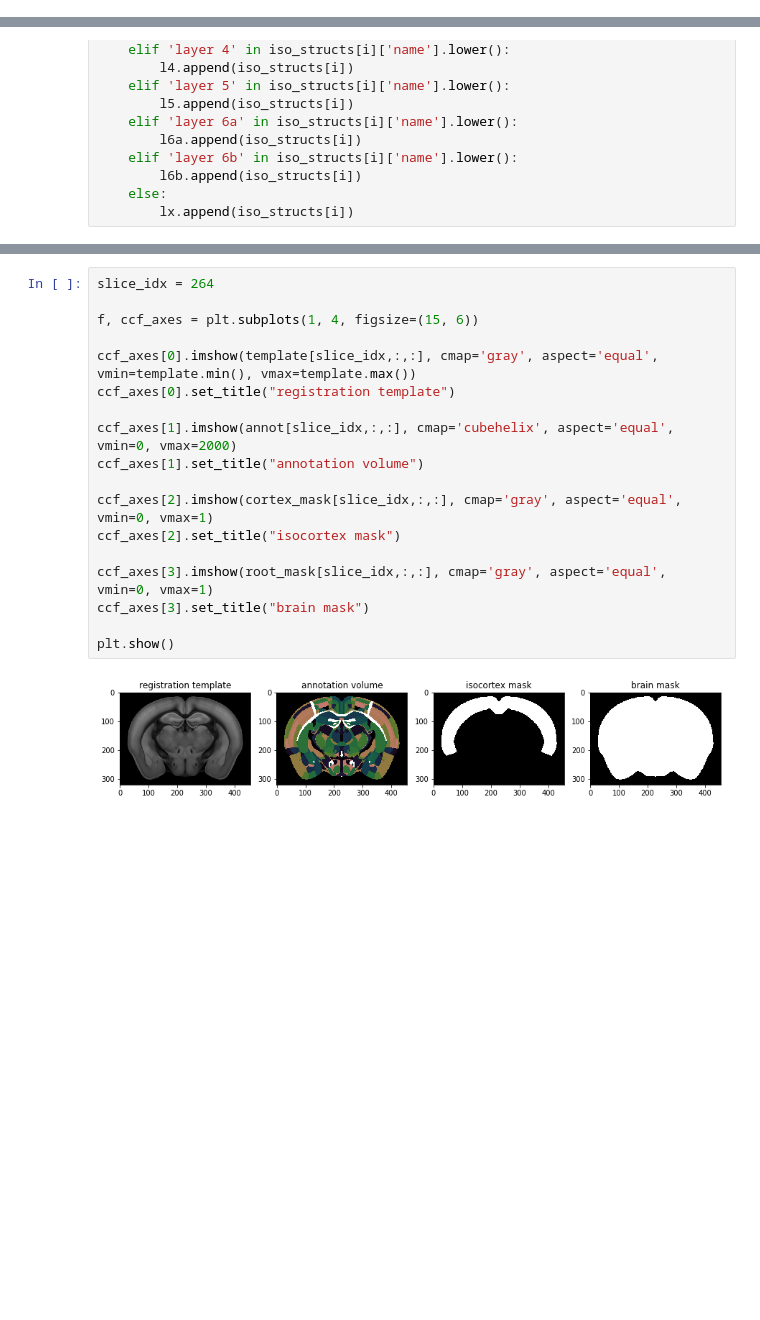
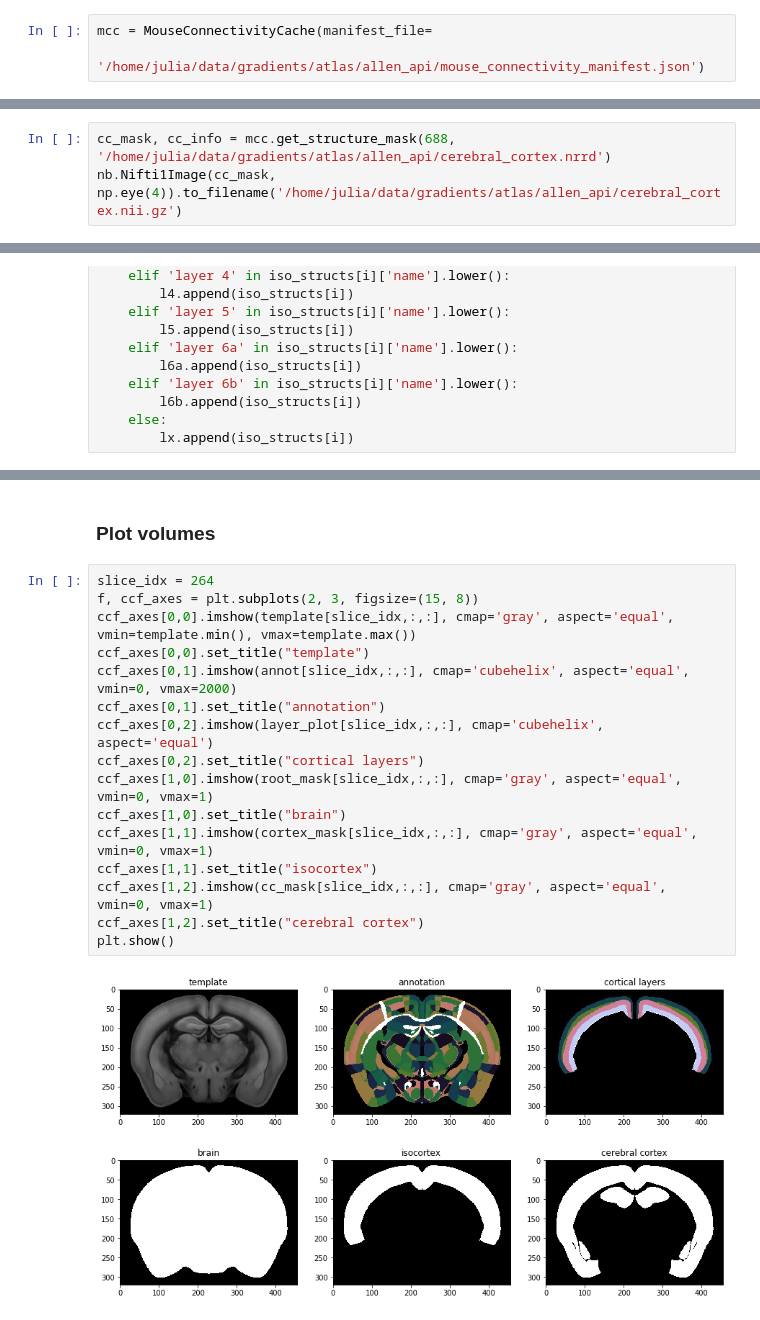
Before and after one commit to juhuntenburg/mouse_gradients, a Jupyter notebook: Allen_API.ipynb, the cells around one changed output, grey strips where cells are left out. Saved outputs shown, nothing was run; the diff lists cells and outputs as text; blank space fills up the shorter version.

```diff
--- a/Allen_API.ipynb
+++ b/Allen_API.ipynb
@@ -19 +14,4 @@ mcc = MouseConnectivityCache(manifest_file='/home/julia/data/gradients/atlas/all
+# %%
+mcc = MouseConnectivityCache(manifest_file=
+                             '/home/julia/data/gradients/atlas/allen_api/mouse_connectivity_manifest.json')
 # %%
@@ -39,0 +58,3 @@ nb.Nifti1Image(cc_mask, np.eye(4)).to_filename('/home/julia/data/gradients/atlas
+# %%
+cc_mask, cc_info = mcc.get_structure_mask(688, '/home/julia/data/gradients/atlas/allen_api/cerebral_cortex.nrrd')
+nb.Nifti1Image(cc_mask, np.eye(4)).to_filename('/home/julia/data/gradients/atlas/allen_api/cerebral_cortex.nii.gz')
@@ -231,20 +106,20 @@ root_mask, root_info = mcc.get_structure_mask(997, '/home/julia/data/gradients/a
+# %% [markdown]
+### Plot volumes
 # %%
 slice_idx = 264
-
-f, ccf_axes = plt.subplots(1, 4, figsize=(15, 6))
-
-ccf_axes[0].imshow(template[slice_idx,:,:], cmap='gray', aspect='equal', vmin=template.min(), vmax=template.max())
-ccf_axes[0].set_title("registration template")
-
-ccf_axes[1].imshow(annot[slice_idx,:,:], cmap='cubehelix', aspect='equal', vmin=0, vmax=2000)
-ccf_axes[1].set_title("annotation volume")
-
-ccf_axes[2].imshow(cortex_mask[slice_idx,:,:], cmap='gray', aspect='equal', vmin=0, vmax=1)
-ccf_axes[2].set_title("isocortex mask")
-
-ccf_axes[3].imshow(root_mask[slice_idx,:,:], cmap='gray', aspect='equal', vmin=0, vmax=1)
-ccf_axes[3].set_title("brain mask")
-
+f, ccf_axes = plt.subplots(2, 3, figsize=(15, 8))
+ccf_axes[0,0].imshow(template[slice_idx,:,:], cmap='gray', aspect='equal', vmin=template.min(), vmax=template.max())
+ccf_axes[0,0].set_title("template")
+ccf_axes[0,1].imshow(annot[slice_idx,:,:], cmap='cubehelix', aspect='equal', vmin=0, vmax=2000)
+ccf_axes[0,1].set_title("annotation")
+ccf_axes[0,2].imshow(layer_plot[slice_idx,:,:], cmap='cubehelix', aspect='equal')
+ccf_axes[0,2].set_title("cortical layers")
+ccf_axes[1,0].imshow(root_mask[slice_idx,:,:], cmap='gray', aspect='equal', vmin=0, vmax=1)
+ccf_axes[1,0].set_title("brain")
+ccf_axes[1,1].imshow(cortex_mask[slice_idx,:,:], cmap='gray', aspect='equal', vmin=0, vmax=1)
+ccf_axes[1,1].set_title("isocortex")
+ccf_axes[1,2].imshow(cc_mask[slice_idx,:,:], cmap='gray', aspect='equal', vmin=0, vmax=1)
+ccf_axes[1,2].set_title("cerebral cortex")
 plt.show()
 # %% [output]
-[figure, old version]
+[figure, new version]
```
Also changed, not shown: parts of 42 cells of this notebook, 19 other files.
